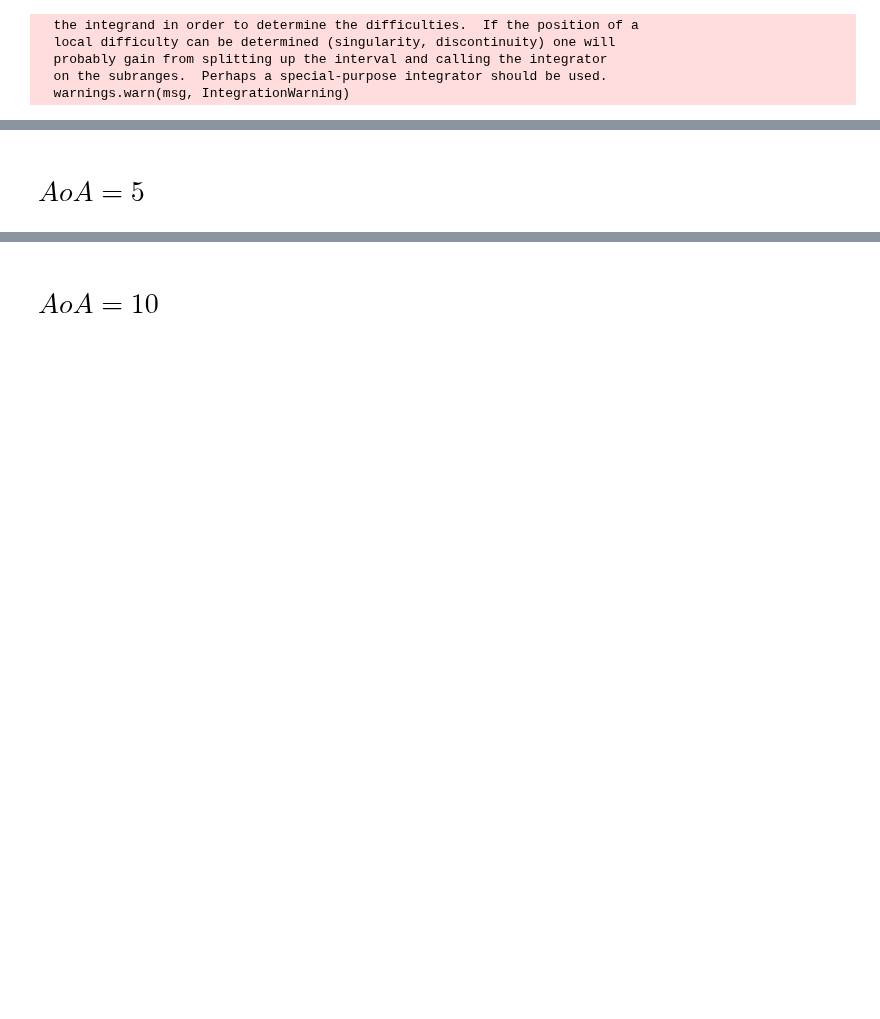
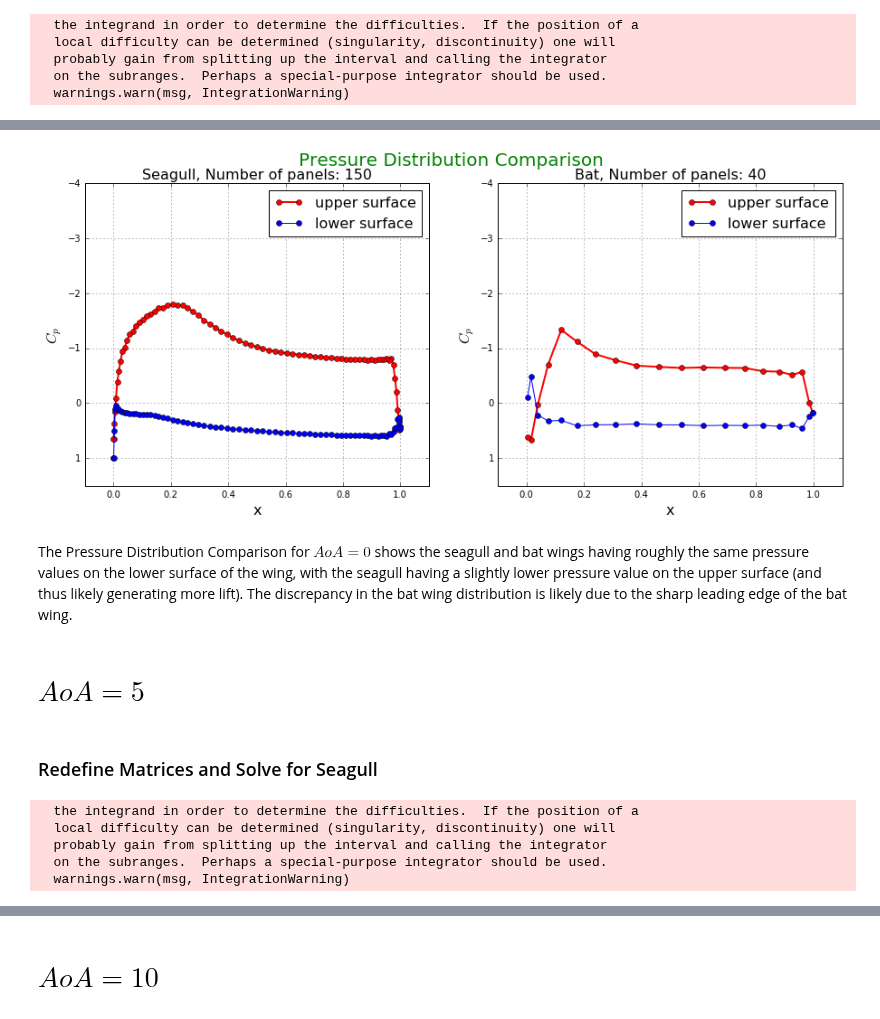
Before and after one commit to barbagroup/AeroPython-studentprojects2017, a Jupyter notebook: Pjgeno14/MyProject.ipynb, the cells around one changed output, grey strips where cells are left out. Cells and saved outputs as stored; diff of their text form; code cells hidden in the pictures; blank space fills up the shorter version.

```diff
--- a/Pjgeno14/MyProject.ipynb
+++ b/Pjgeno14/MyProject.ipynb
@@ -879,3 +483,0 @@ lift coefficient at AoA=15: CL_15 = 3.240
-# %%
-# define new freestream conditions
-freestream = Freestream(u_inf=1.0, alpha=20.0)
@@ -912,10 +483,0 @@ b = build_freestream_rhs(panels_gull, freestream)
-# %%
-# solve for singularity strengths
-strengths = np.linalg.solve(A, b)
-
-# store source strength on each panel
-for i, panel in enumerate(panels_gull):
-    panel.sigma = strengths[i]
-
-# store circulation density
-gamma = strengths[-1]
@@ -1048,2 +483,0 @@ plt.ylim(-0.1, 0.2);
-# %%
-panels_bat = define_panels(x_bat, y_bat, N=150)
@@ -1144,6 +563,9 @@ def build_freestream_rhs(panels_bat, freestream):
     b[-1] = -freestream.u_inf*( np.sin(freestream.alpha-panels_bat[0].beta)
                                +np.sin(freestream.alpha-panels_bat[-1].beta) )
     return b
+# %%
+A_source = source_contribution_normal(panels_bat)
+B_vortex = vortex_contribution_normal(panels_bat)
 # %%
 A = build_singularity_matrix(A_source, B_vortex)
 b = build_freestream_rhs(panels_bat, freestream)
@@ -1254,3 +657,41 @@ sum of singularity strengths: 0.163828
+# %%
+# plot both
+plt.figure(figsize=(15,6))
+plt.suptitle('Pressure Distribution Comparison', fontsize=20, color='green')
+
+plt.subplot(121)
+plt.grid()
+plt.xlabel('x', fontsize=16)
+plt.ylabel('$C_p$', fontsize=16)
+plt.plot([panel.xc for panel in panels_gull if panel.loc=='upper'],
+         [panel.cp_gull for panel in panels_gull if panel.loc=='upper'],
+         label='upper surface', color='r', linewidth=2, linestyle='-', marker='o', markersize=6)
+plt.plot([panel.xc for panel in panels_gull if panel.loc=='lower'],
+         [panel.cp_gull for panel in panels_gull if panel.loc=='lower'],
+         label='lower surface', color='blue', linewidth=1, linestyle='-', marker='o', markersize=6)
+plt.legend(loc='best', prop={'size':16})
+plt.xlim(-0.1, 1.1)
+plt.ylim(1.5, -4.0)
+plt.title('Seagull, Number of panels: {}'.format(panels_gull.size), fontsize=16);
+
+plt.subplot(122)
+plt.grid()
+plt.xlabel('x', fontsize=16)
+plt.ylabel('$C_p$', fontsize=16)
+plt.plot([panel.xc for panel in panels_bat if panel.loc=='upper'],
+         [panel.cp_bat for panel in panels_bat if panel.loc=='upper'],
+         label='upper surface', color='r', linewidth=2, linestyle='-', marker='o', markersize=6)
+plt.plot([panel.xc for panel in panels_bat if panel.loc=='lower'],
+         [panel.cp_bat for panel in panels_bat if panel.loc=='lower'],
+         label='lower surface', color='blue', linewidth=1, linestyle='-', marker='o', markersize=6)
+plt.legend(loc='best', prop={'size':16})
+plt.xlim(-0.1, 1.1)
+plt.ylim(1.5, -4.0)
+plt.title('Bat, Number of panels: {}'.format(panels_bat.size), fontsize=16);
+# %% [output]
+[figure, added]
+# %% [markdown]
+The Pressure Distribution Comparison for $AoA=0$ shows the seagull and bat wings having roughly the same pressure values on the lower surface of the wing, with the seagull having a slightly lower pressure value on the upper surface (and thus likely generating more lift). The discrepancy in the bat wing distribution is likely due to the sharp leading edge of the bat wing.
 # %% [markdown]
 # $AoA=5$
 # %%
@@ -1284,0 +700,11 @@ def build_freestream_rhs(panels_bat, freestream):
+# %% [markdown]
+### Redefine Matrices and Solve for Seagull
+# %%
+A_source = source_contribution_normal(panels_gull)
+B_vortex = vortex_contribution_normal(panels_gull)
+# %% [output]
+  the integrand in order to determine the difficulties.  If the position of a
+  local difficulty can be determined (singularity, discontinuity) one will
+  probably gain from splitting up the interval and calling the integrator
+  on the subranges.  Perhaps a special-purpose integrator should be used.
+  warnings.warn(msg, IntegrationWarning)
```
Also changed, not shown: parts of 209 cells of this notebook.
